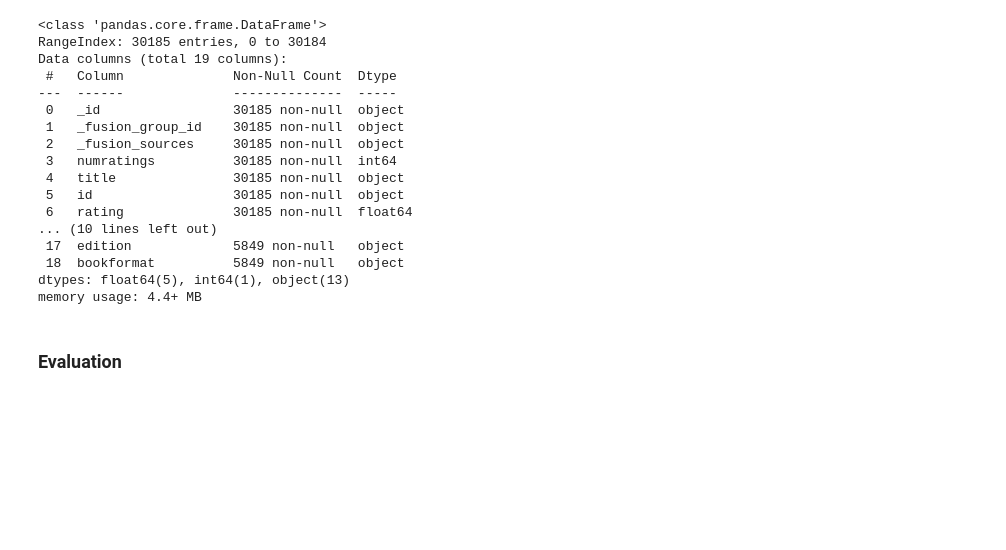
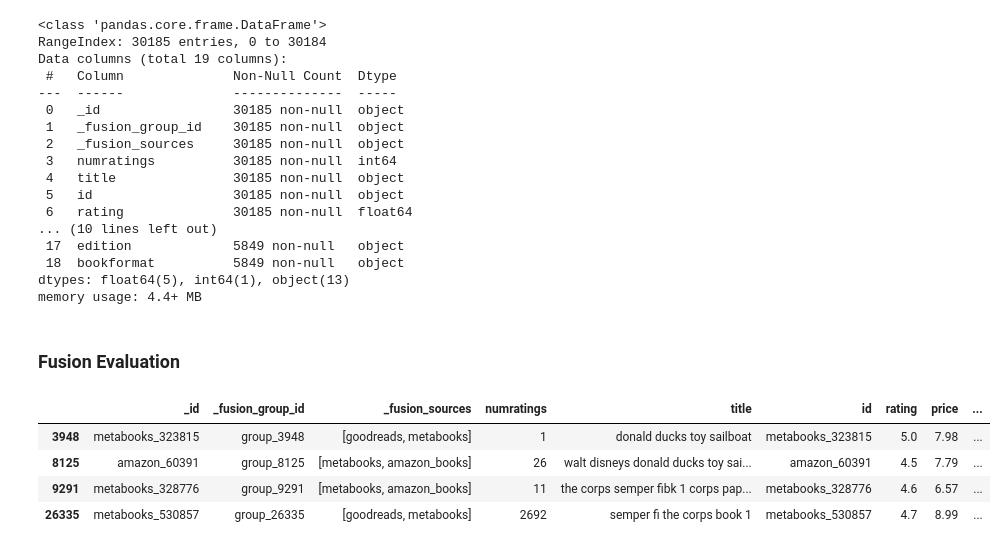
Before and after one commit to gdebus/data-integration-team-project, a Jupyter notebook: books-integration/books_data_final_workflow.ipynb, the cells around one changed output. Drawn from its saved outputs; the diff is of its cells as text; code cells hidden in the pictures; blank space fills up the shorter version.

```diff
--- a/books-integration/books_data_final_workflow.ipynb
+++ b/books-integration/books_data_final_workflow.ipynb
@@ -429,4 +473,9 @@ memory usage: 4.4+ MB
 # %%
 fused_ml_snblocker.to_parquet(PIPELINE_DIR / "fused_ml_snblocker.parquet")
 # %% [markdown]
-### Evaluation
+### Fusion Evaluation
+# %%
+fused_dataset = pd.read_parquet(PIPELINE_DIR / "fused_ml_snblocker.parquet")
+fused_dataset["publish_year"] = fused_dataset["publish_year"].astype("Int16")
+fused_dataset["page_count"] = fused_dataset["page_count"].astype("Int32")
+golden_fused_dataset= pd.read_parquet(MLDS_DIR / "golden_fused_books.parquet")
@@ -432,0 +570,9 @@ fused_ml_snblocker.to_parquet(PIPELINE_DIR / "fused_ml_snblocker.parquet")
+# %%
+dupe_rows = fused_dataset[fused_dataset['isbn_clean'].duplicated(keep=False)]
+dupe_rows.sort_values('isbn_clean')
+# %% [output]
+|  | _id | _fusion_group_id | _fusion_sources | numratings | title | id | rating | price | ... |
+| 3948 | metabooks_323815 | group_3948 | [goodreads, metabooks] | 1 | donald ducks toy sailboat | metabooks_323815 | 5.0 | 7.98 | ... |
+| 8125 | amazon_60391 | group_8125 | [metabooks, amazon_books] | 26 | walt disneys donald ducks toy sai... | amazon_60391 | 4.5 | 7.79 | ... |
+| 9291 | metabooks_328776 | group_9291 | [metabooks, amazon_books] | 11 | the corps semper fibk 1 corps pap... | metabooks_328776 | 4.6 | 6.57 | ... |
+| 26335 | metabooks_530857 | group_26335 | [goodreads, metabooks] | 2692 | semper fi the corps book 1 | metabooks_530857 | 4.7 | 8.99 | ... |
```
Also changed, not shown: parts of 5 cells of this notebook.
